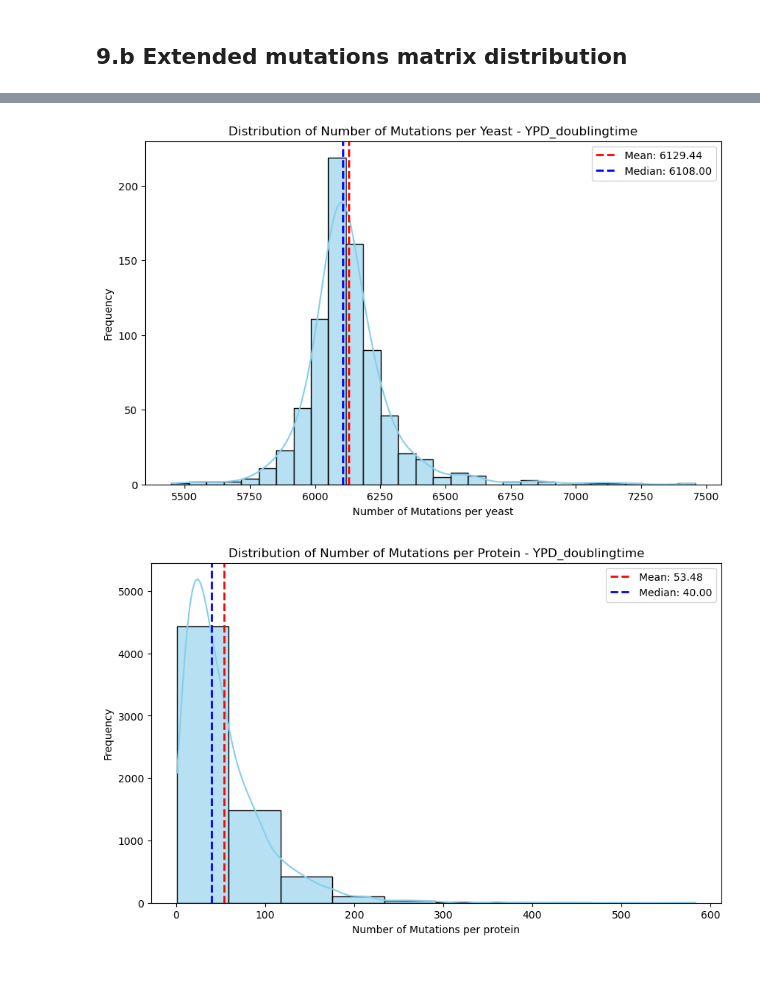
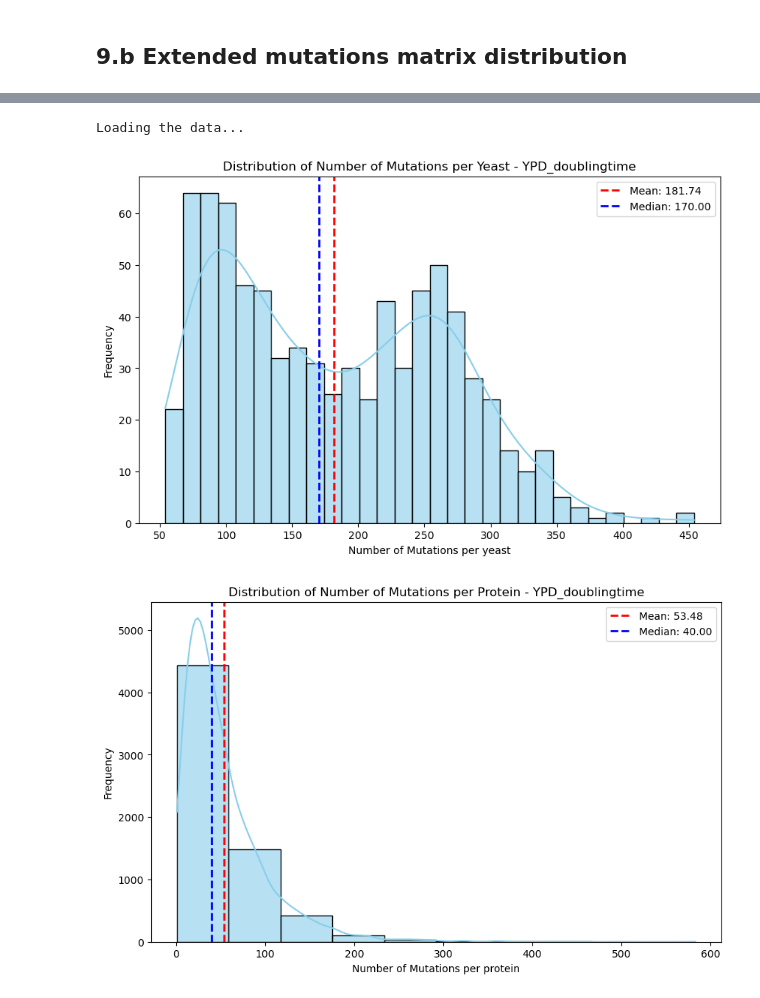
Before and after one commit to paolabiocchi/Yeast_Project, a Jupyter notebook: extract_data_mutations.ipynb, the cells around one changed output, grey strips where cells are left out. Drawn from its saved outputs; the diff is of its cells as text; code cells hidden in the pictures; blank space fills up the shorter version.

Commit message:
plots reviewed

```diff
--- a/extract_data_mutations.ipynb
+++ b/extract_data_mutations.ipynb
@@ -379,39 +379,44 @@ Dimensions de X : (971, 374346)
+# %%
+print("Loading the data...")
+cnv_data = pd.read_csv(f"data/copy_number_variation_dataset.csv")
+# %% [output]
+Loading the data...
 # %%
 #X_data = X_matrix.drop(columns=["Yeast_ID"])
 num_last_columns = cnv_data.shape[0]
 
 # Calculate the number of mutations per yeast (i.e., sum across each row)
-mutation_counts = X_data.iloc[:, -num_last_columns:].sum(axis=1)
+mutation_counts = X_data.iloc[:, :num_last_columns].sum(axis=1)
 
 # Set up the figure
 plt.figure(figsize=(10, 6))
 
 # Plot the distribution using Seaborn
 sns.histplot(mutation_counts, kde=True, bins=30, color='skyblue', alpha=0.6)
 
 # Calculate mean and median
 mean_val = mutation_counts.mean()
 median_val = mutation_counts.median()
 
 # Plot lines for mean and median
 plt.axvline(mean_val, color='red', linestyle='dashed', linewidth=2, label=f'Mean: {mean_val:.2f}')
 plt.axvline(median_val, color='blue', linestyle='dashed', linewidth=2, label=f'Median: {median_val:.2f}')
 
 # Add title and labels
 plt.title(f'Distribution of Number of Mutations per Yeast - {phenotype}')
 plt.xlabel('Number of Mutations per yeast')
 plt.ylabel('Frequency')
 
 # Add legend
 plt.legend()
 
 # Save the plot to a file (e.g., as a PNG file)
 plt.savefig(f'results/plots/mutation_per_yeast_{phenotype}.png', dpi=300, bbox_inches='tight')
 
 # Show the plot
 plt.show()
 # %% [output]
-[figure, old version]
+[figure, new version]
 # %%
 # Step 1: Extract protein names from the DataFrame's column names (keys)
 proteins = [col.split('_')[0] for col in X_data.columns]
```
Also changed, not shown: parts of 2 cells of this notebook.
